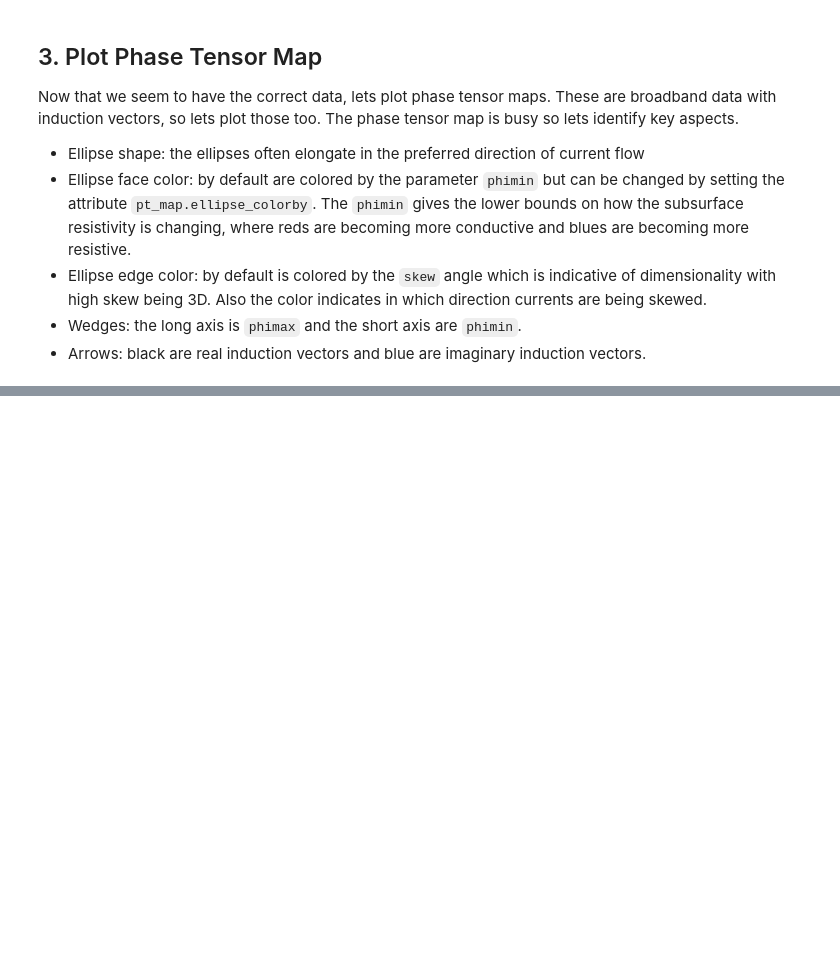
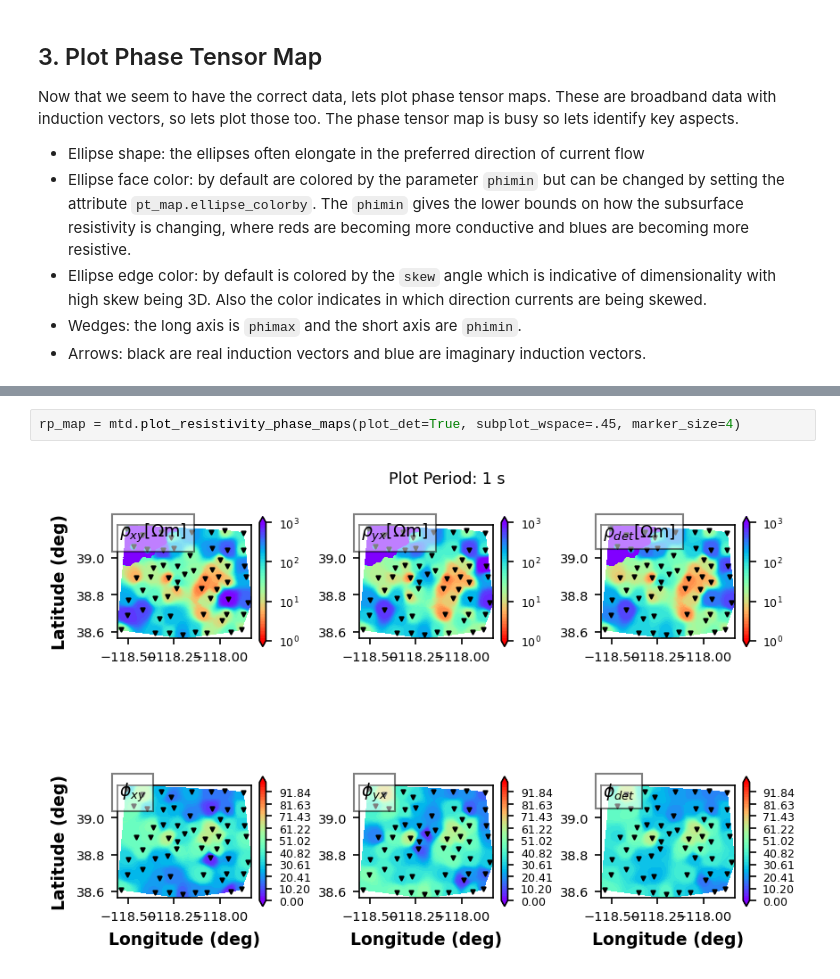
Before and after one commit to MTgeophysics/mtpy-v2, a Jupyter notebook: docs/source/notebooks/3_MTData_grid.ipynb, the cells around one changed output, grey strips where cells are left out. Cells and saved outputs as stored; diff of their text form; blank space fills up the shorter version.

```diff
--- a/docs/source/notebooks/3_MTData_grid.ipynb
+++ b/docs/source/notebooks/3_MTData_grid.ipynb
@@ -67,0 +66,4 @@ pt_map.redraw_plot()
+# %%
+rp_map = mtd.plot_resistivity_phase_maps(plot_det=True, subplot_wspace=.45, marker_size=4)
+# %% [output]
+[figure, added]
```
Also changed, not shown: parts of 17 cells of this notebook, 3 other files.
